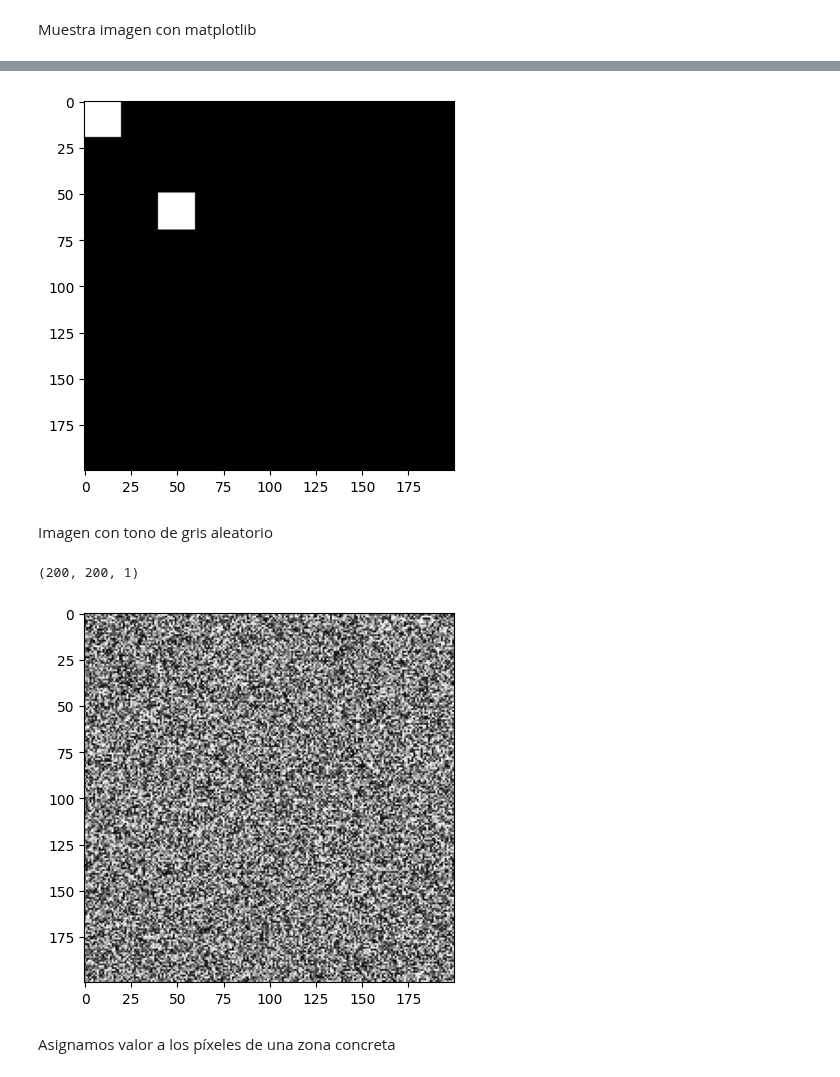
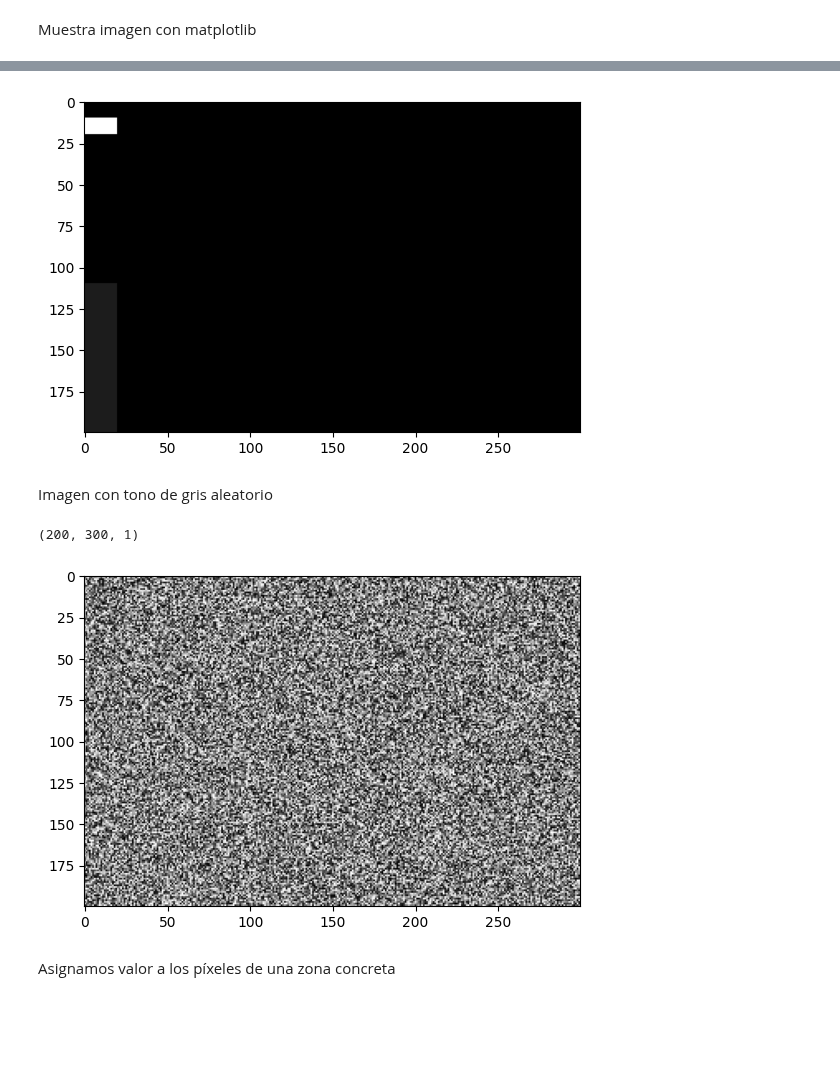
Before and after one commit to otsedom/otsedom.github.io, a Jupyter notebook: VC/P1/VC_P1.ipynb, the cells around one changed output, grey strips where cells are left out. Cells and saved outputs as stored; diff of their text form; code cells hidden in the pictures; blank space fills up the shorter version.

```diff
--- a/VC/P1/VC_P1.ipynb
+++ b/VC/P1/VC_P1.ipynb
@@ -9,7 +9,7 @@ Inicializaciones
 # %%
 #Dimensiones de la imagen a crear
 ancho = 200
-alto = 200
+alto = 300
 # %% [markdown]
 Imagen en grises
 # %%
@@ -41,14 +46,16 @@ plt.show()
 # %%
 #Modifica un par de zonas rectangulares de la imagen
-gris_img[0:20,0:20,0] = 255 #Especifica el canal 0
-gris_img[50:70,40:60] = 255 #realmente no es necesario con un único plano
+gris_img[:] = 0
+gris_img[10:20,0:20,0] = 255 #Especifica el canal 0
+gris_img[110:220,0:20,0] = 28 #
+#gris_img[50:70,40:60] = 255 #realmente no es necesario con un único plano
 
 #Muestra la imagen con matplotlib
 #Es necesario especificar que el mapa de color usado es de grises
 plt.imshow(gris_img, cmap='gray')
 plt.show()
 # %% [output]
-[figure, old version]
+[figure, new version]
 # %% [markdown]
 Imagen con tono de gris aleatorio
 # %%
@@ -60,8 +67,8 @@ print(gris_img.shape)
 plt.imshow(gris_img, cmap='gray') #Visualiza con mapa de color gris
 plt.show()
 # %% [output]
-(200, 200, 1)
+(200, 300, 1)
-[figure, old version]
+[figure, new version]
 # %% [markdown]
 Asignamos valor a los píxeles de una zona concreta
 # %%
```
Also changed, not shown: parts of 7 cells of this notebook.
